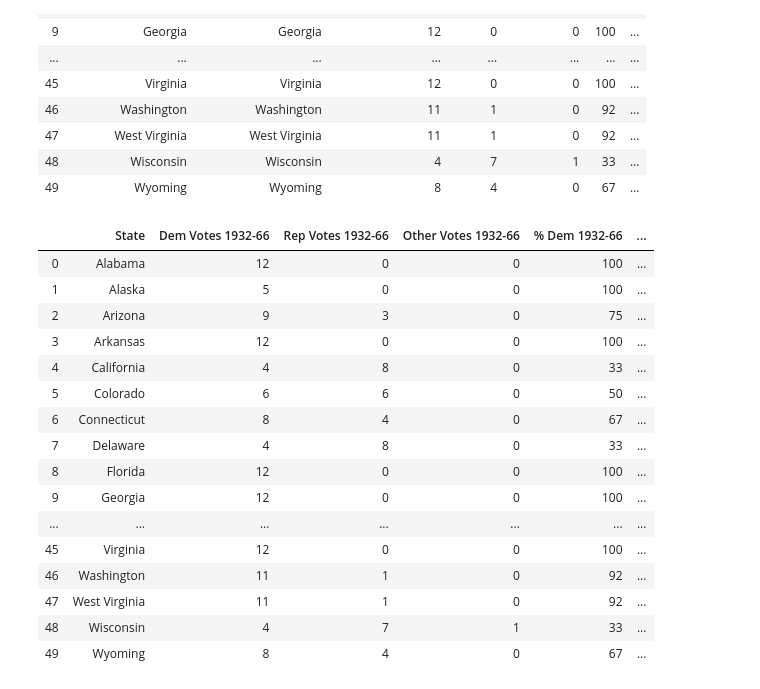
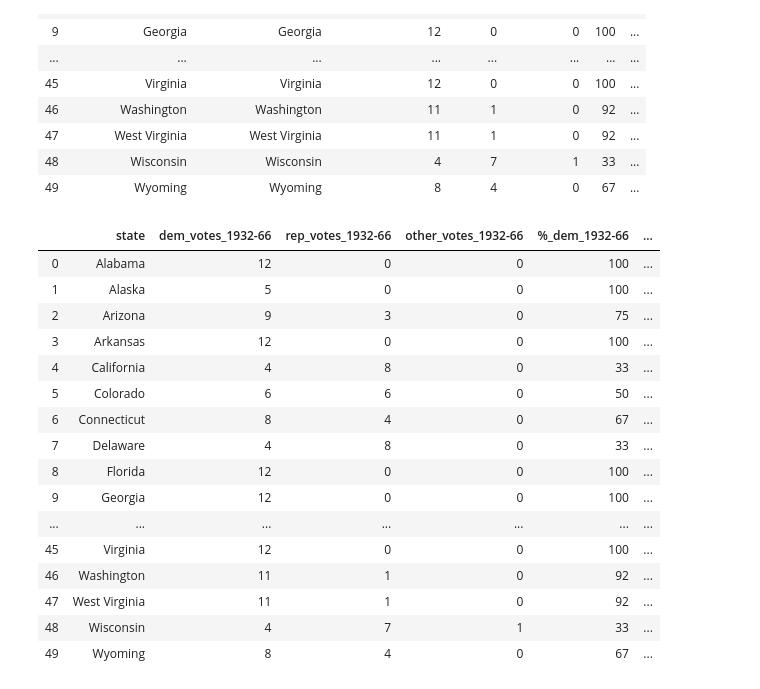
Before and after one commit to jmrafferty/US-Representation-Project, a Jupyter notebook: Representation/Represention.ipynb, the cells around one changed output. Drawn from its saved outputs; the diff is of its cells as text; code cells hidden in the pictures.

```diff
--- a/Representation/Represention.ipynb
+++ b/Representation/Represention.ipynb
@@ -334,21 +334,22 @@ elect_df
 # %%
 elect_df = elect_df.iloc[:, 1:]
 elect_df.columns = elect_df.columns.get_level_values(1)
 
 column_names2 = elect_df.columns.values
-column_names2[1] = "Dem Votes 1932-66"
-column_names2[2] = "Rep Votes 1932-66"
-column_names2[3] = "Other Votes 1932-66"
-column_names2[4] = "% Dem 1932-66"
-column_names2[5] = "Dem Votes 1968-2016"
-column_names2[6] = "Rep Votes 1968-2016"
-column_names2[7] = "Other Votes 1968-2016"
-column_names2[8] = "% Dem Votes 1968-2016"
+column_names2[0] = "state"
+column_names2[1] = "dem_votes_1932-66"
+column_names2[2] = "rep_votes_1932-66"
+column_names2[3] = "other_votes_1932-66"
+column_names2[4] = "%_dem_1932-66"
+column_names2[5] = "dem_votes_1968-2016"
+column_names2[6] = "rep_votes_1968-2016"
+column_names2[7] = "other_votes_1968-2016"
+column_names2[8] = "%_dem_votes_1968-2016"
 
 elect_df.columns = column_names2
 elect_df
 # %% [output]
-|  | State | Dem Votes 1932-66 | Rep Votes 1932-66 | Other Votes 1932-66 | % Dem 1932-66 | ... |
+|  | state | dem_votes_1932-66 | rep_votes_1932-66 | other_votes_1932-66 | %_dem_1932-66 | ... |
 | 0 | Alabama | 12 | 0 | 0 | 100 | ... |
 | 1 | Alaska | 5 | 0 | 0 | 100 | ... |
 | 2 | Arizona | 9 | 3 | 0 | 75 | ... |
```
Also changed, not shown: parts of 8 cells of this notebook.
